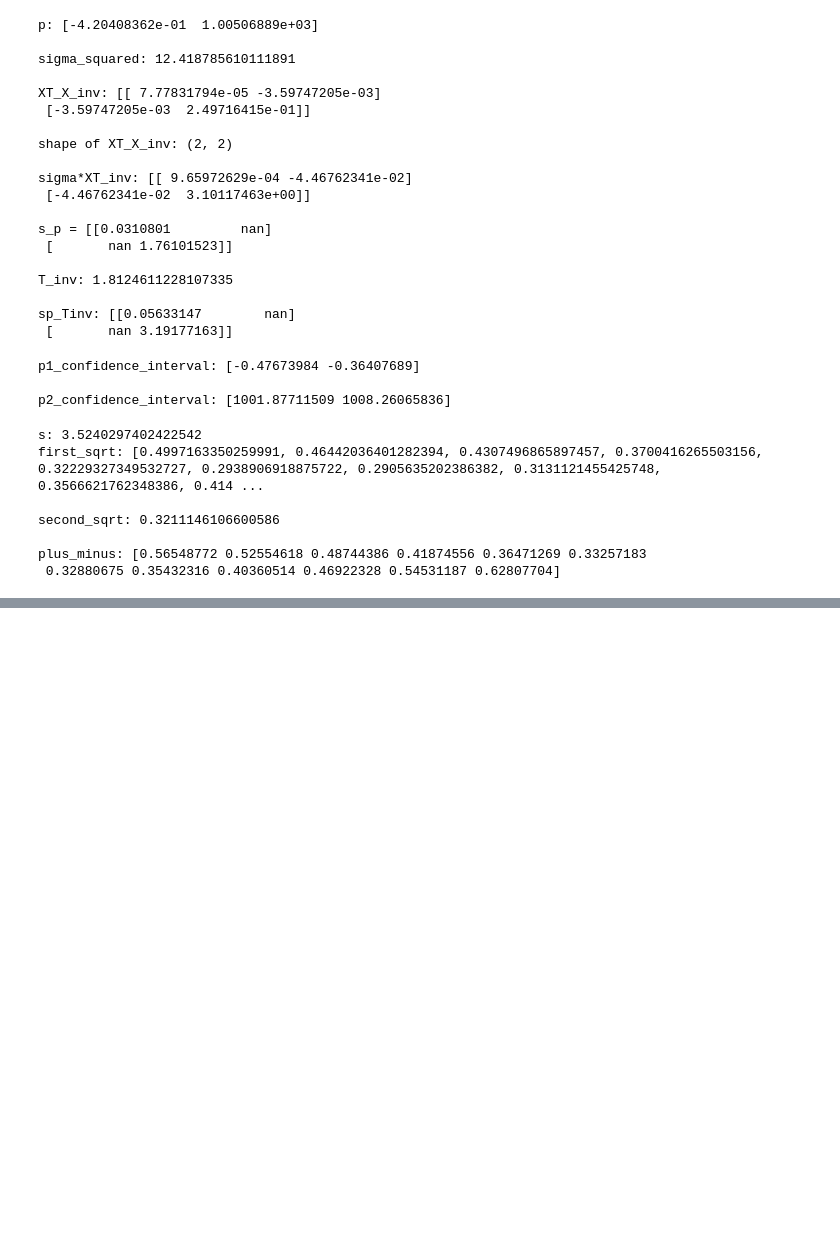
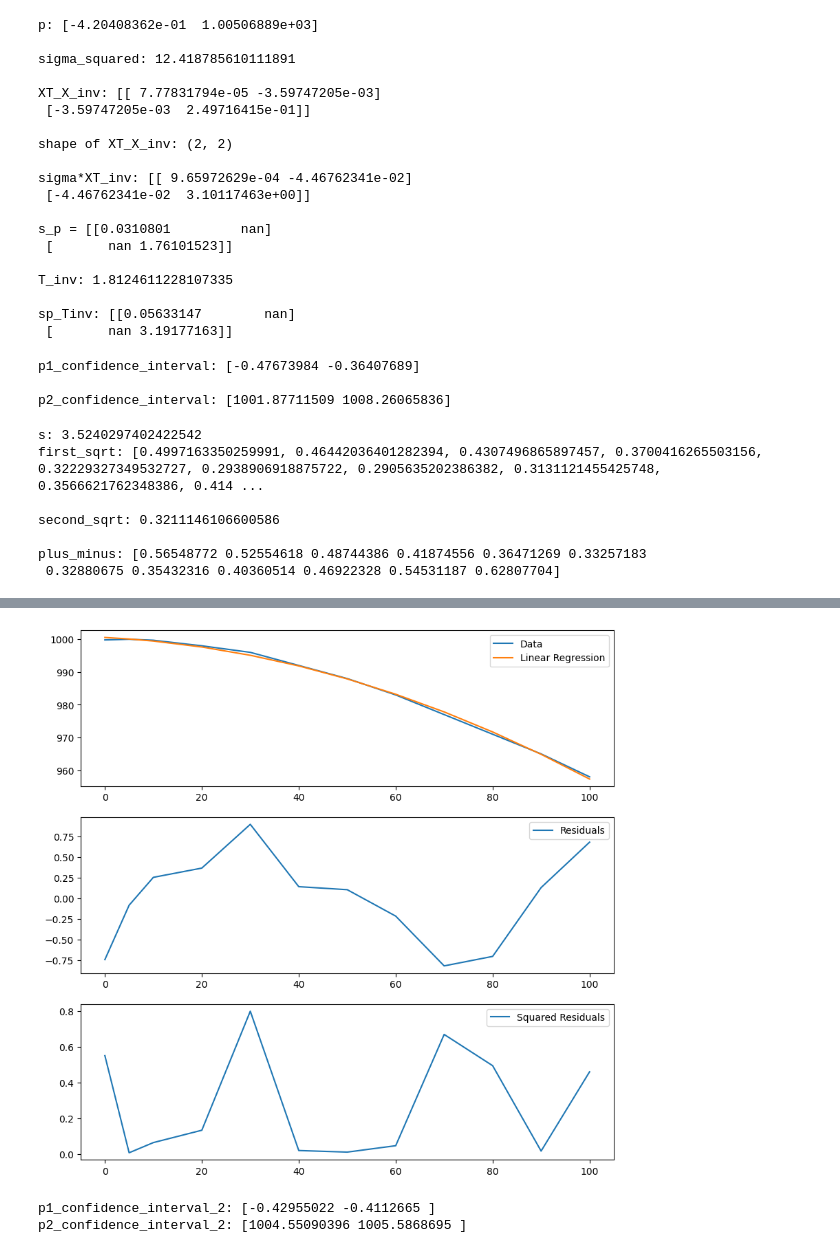
Before and after one commit to OlofssonFredrik/KETN40, a Jupyter notebook: DigitalEx1/EDA.ipynb, the cells around one changed output, grey strips where cells are left out. Saved outputs shown, nothing was run; the diff lists cells and outputs as text; code cells hidden in the pictures; blank space fills up the shorter version.

```diff
--- a/DigitalEx1/EDA.ipynb
+++ b/DigitalEx1/EDA.ipynb
@@ -145,0 +157,35 @@ pred_y_interval: [[1004.50339900948, 1005.6343744470101], [1002.4412987373105, 1
+# %%
+y_fit_2 = np.polyfit(x_rho, y_rho, 2)
+y_fit_fn_2 = np.poly1d(y_fit_2)
+residuals_2 = y_rho - y_fit_fn_2(x_rho)
+
+fig, axs = plt.subplots(3, 1, figsize=(10, 10))
+axs[0].plot(x_rho, y_rho, label="Data")
+axs[0].plot(x_rho, y_fit_fn_2(x_rho), label="Linear Regression")
+axs[0].legend()
+
+axs[1].plot(x_rho, residuals_2, label="Residuals")
+axs[1].legend()
+
+axs[2].plot(x_rho, residuals_2 ** 2, label="Squared Residuals")
+axs[2].legend()
+plt.show()
+# %% [output]
+[figure, added]
+# %%
+sum_of_squares_2 = np.sum(residuals_2 ** 2)
+sigma_squared_2 = sum_of_squares_2 / (len(x_rho) - 2)
+
+
+s_p_2 = np.sqrt(sigma_squared_2 * XT_X_inv)
+T_inv_2 = stats.t.ppf(0.95, len(x_rho) - 2)
+sp_Tinv_2 = s_p_2 * T_inv_2
+
+p1_confidence_interval_2 = np.array([p[0] - sp_Tinv_2[0, 0], p[0] + sp_Tinv_2[0, 0]])
+p2_confidence_interval_2 = np.array([p[1] - sp_Tinv_2[1, 1], p[1] + sp_Tinv_2[1, 1]])
+
+print(f"p1_confidence_interval_2: {p1_confidence_interval_2}")
+print(f"p2_confidence_interval_2: {p2_confidence_interval_2}")
+# %% [output]
+p1_confidence_interval_2: [-0.42955022 -0.4112665 ]
+p2_confidence_interval_2: [1004.55090396 1005.5868695 ]
```
Also changed, not shown: parts of 8 cells of this notebook, 2 other files.
